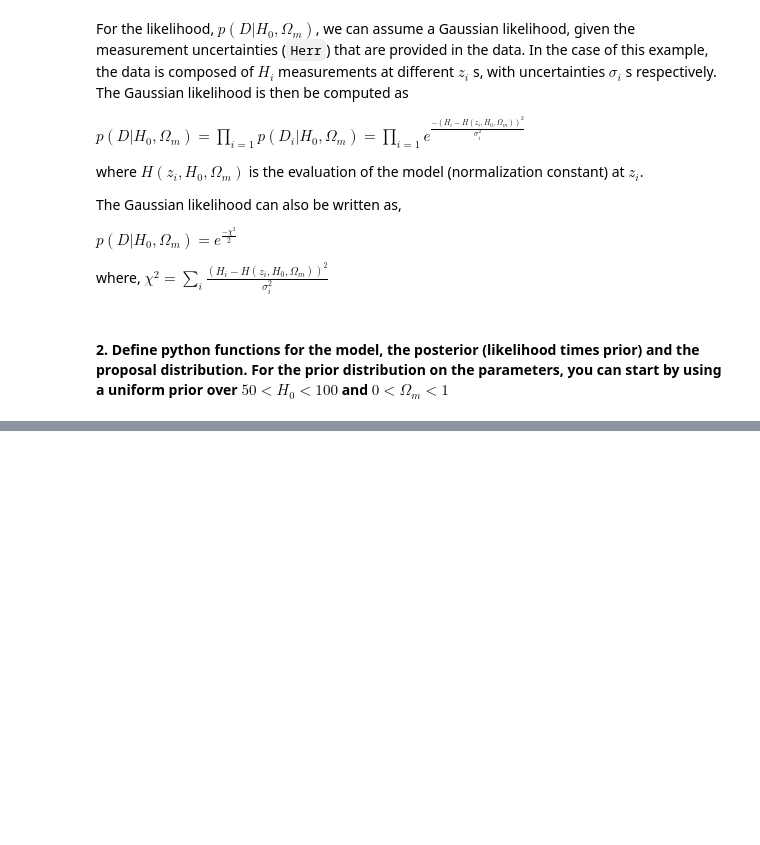
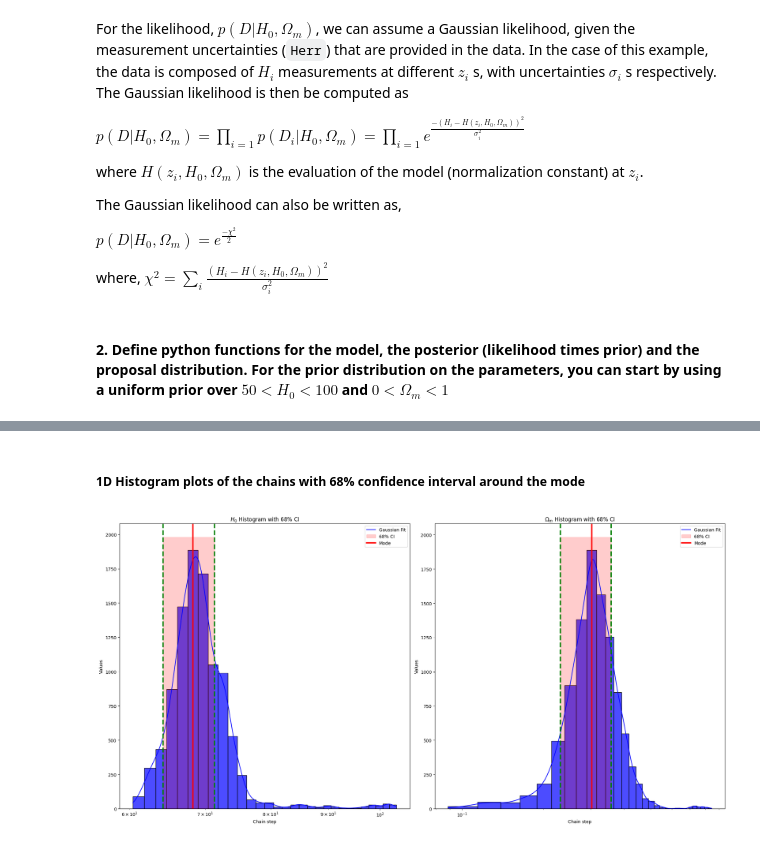
Before and after one commit to zovelsanj/MMRES_2024, a Jupyter notebook: BayesianStatistics/MCMC_cosmological_simulation.ipynb, the cells around one changed output, grey strips where cells are left out. Cells and saved outputs as stored; diff of their text form; code cells hidden in the pictures; blank space fills up the shorter version.

```diff
--- a/BayesianStatistics/MCMC_cosmological_simulation.ipynb
+++ b/BayesianStatistics/MCMC_cosmological_simulation.ipynb
@@ -164,0 +204,45 @@ plot_markov_chain(chain)
+# %% [markdown]
+##### 1D Histogram plots of the chains with  68% confidence interval around the mode
+# %%
+import seaborn as sns
+
+def plot_histograms_with_ci(chains, params, CI):
+    fig, axes = plt.subplots(1, len(params), figsize=(20, 10))
+
+    for i in range(len(params)):
+        counts, bin_edges = np.histogram(chains[:, i], bins=30)
+        mode_idx = np.argmax(counts)
+        mode = (bin_edges[mode_idx] + bin_edges[mode_idx + 1]) / 2
+
+        sorted_samples = np.sort(chains[:, i])
+        conf_interval = int(CI * len(sorted_samples))
+        mode_idx_in_sorted = np.searchsorted(sorted_samples, mode)
+
+        lower_idx = max(0, mode_idx_in_sorted - conf_interval // 2)
+        upper_idx = min(len(sorted_samples) - 1, mode_idx_in_sorted + conf_interval // 2)
+
+        lower_bound = sorted_samples[lower_idx]
+        upper_bound = sorted_samples[upper_idx]
+
+        histplot = sns.histplot(chains[:, i], kde=True, bins=30, alpha=0.7, ax=axes[i], color='b')
+        kde_line = histplot.lines[0]
+        kde_line.set_label('Gaussian Fit')
+
+        axes[i].fill_betweenx([0, axes[i].get_ylim()[1]], lower_bound, upper_bound, color='r', alpha=0.2, label='68% CI')
+        axes[i].axvline(lower_bound, color='g', linestyle='--', linewidth=3)
+        axes[i].axvline(upper_bound, color='g', linestyle='--', linewidth=3)
+        axes[i].axvline(mode, color='r', linestyle='-', label='Mode', linewidth=3)
+        axes[i].set_xscale('log')
+        axes[i].set_xlabel('Chain step')
+        axes[i].set_ylabel('Values')
+
+        axes[i].set_title(f'{params[i]} Histogram with {int(CI*100)}% CI')
+        axes[i].legend(loc="upper right")
+
+    plt.tight_layout()
+    plt.show()
+
+params = [r'$H_0$', r'$\Omega_m$']
+plot_histograms_with_ci(chain, params, CI=0.68)
+# %% [output]
+[figure, added]
```
Also changed, not shown: parts of 26 cells of this notebook.
